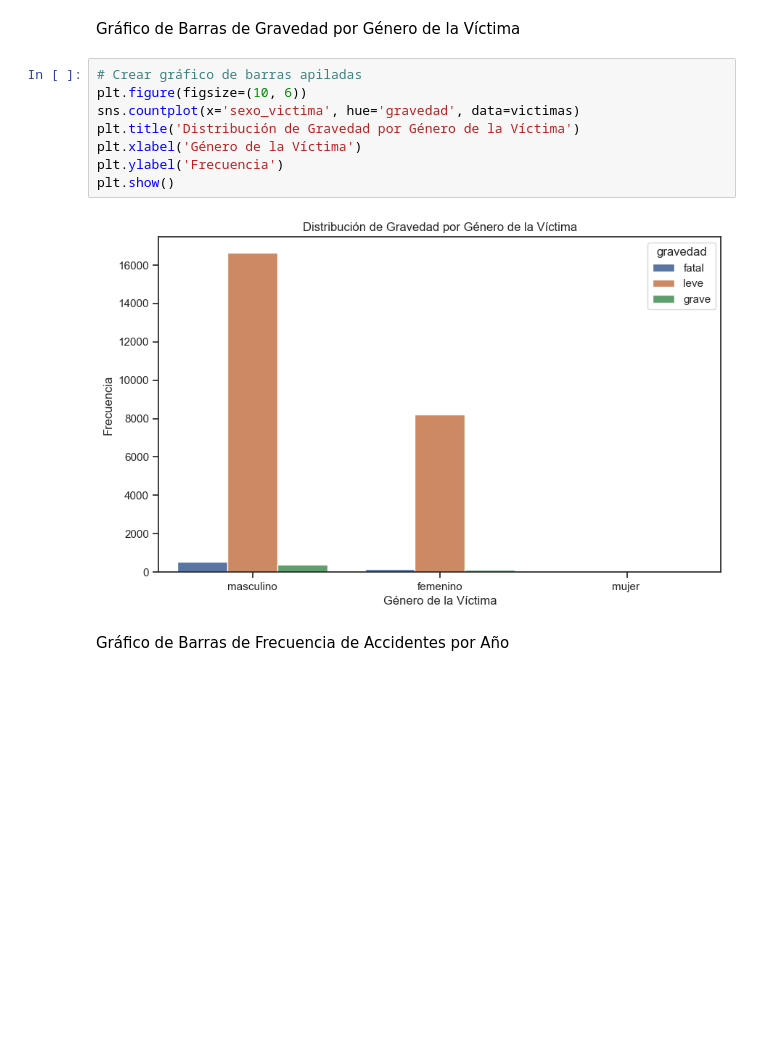
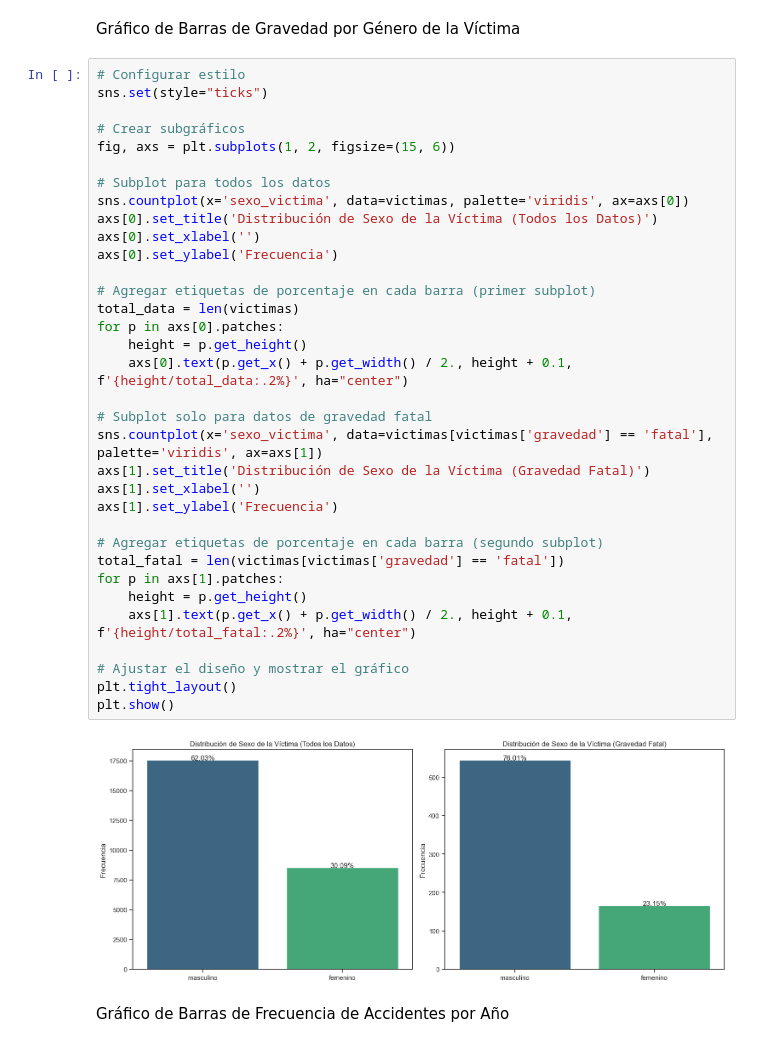
Before and after one commit to KGSanchezM/Siniestros-Viales, a Jupyter notebook: Notebooks/EDA.ipynb, the cells around one changed output. Saved outputs shown, nothing was run; the diff lists cells and outputs as text; blank space fills up the shorter version.

```diff
--- a/Notebooks/EDA.ipynb
+++ b/Notebooks/EDA.ipynb
@@ -362,15 +364,41 @@ plt.show()
 # %% [markdown]
 Gráfico de Barras de Gravedad por Género de la Víctima
-# %%
-# Crear gráfico de barras apiladas
-plt.figure(figsize=(10, 6))
-sns.countplot(x='sexo_victima', hue='gravedad', data=victimas)
-plt.title('Distribución de Gravedad por Género de la Víctima')
-plt.xlabel('Género de la Víctima')
-plt.ylabel('Frecuencia')
-plt.show()
-# %% [output]
-[figure, removed]
+# %%
+# Configurar estilo
+sns.set(style="ticks")
+
+# Crear subgráficos
+fig, axs = plt.subplots(1, 2, figsize=(15, 6))
+
+# Subplot para todos los datos
+sns.countplot(x='sexo_victima', data=victimas, palette='viridis', ax=axs[0])
+axs[0].set_title('Distribución de Sexo de la Víctima (Todos los Datos)')
+axs[0].set_xlabel('')
+axs[0].set_ylabel('Frecuencia')
+
+# Agregar etiquetas de porcentaje en cada barra (primer subplot)
+total_data = len(victimas)
+for p in axs[0].patches:
+    height = p.get_height()
+    axs[0].text(p.get_x() + p.get_width() / 2., height + 0.1, f'{height/total_data:.2%}', ha="center")
+
+# Subplot solo para datos de gravedad fatal
+sns.countplot(x='sexo_victima', data=victimas[victimas['gravedad'] == 'fatal'], palette='viridis', ax=axs[1])
+axs[1].set_title('Distribución de Sexo de la Víctima (Gravedad Fatal)')
+axs[1].set_xlabel('')
+axs[1].set_ylabel('Frecuencia')
+
+# Agregar etiquetas de porcentaje en cada barra (segundo subplot)
+total_fatal = len(victimas[victimas['gravedad'] == 'fatal'])
+for p in axs[1].patches:
+    height = p.get_height()
+    axs[1].text(p.get_x() + p.get_width() / 2., height + 0.1, f'{height/total_fatal:.2%}', ha="center")
+
+# Ajustar el diseño y mostrar el gráfico
+plt.tight_layout()
+plt.show()
+# %% [output]
+[figure, added]
 # %% [markdown]
 Gráfico de Barras de Frecuencia de Accidentes por Año
 # %%
```
Also changed, not shown: parts of 2 cells of this notebook, 2 other files.
